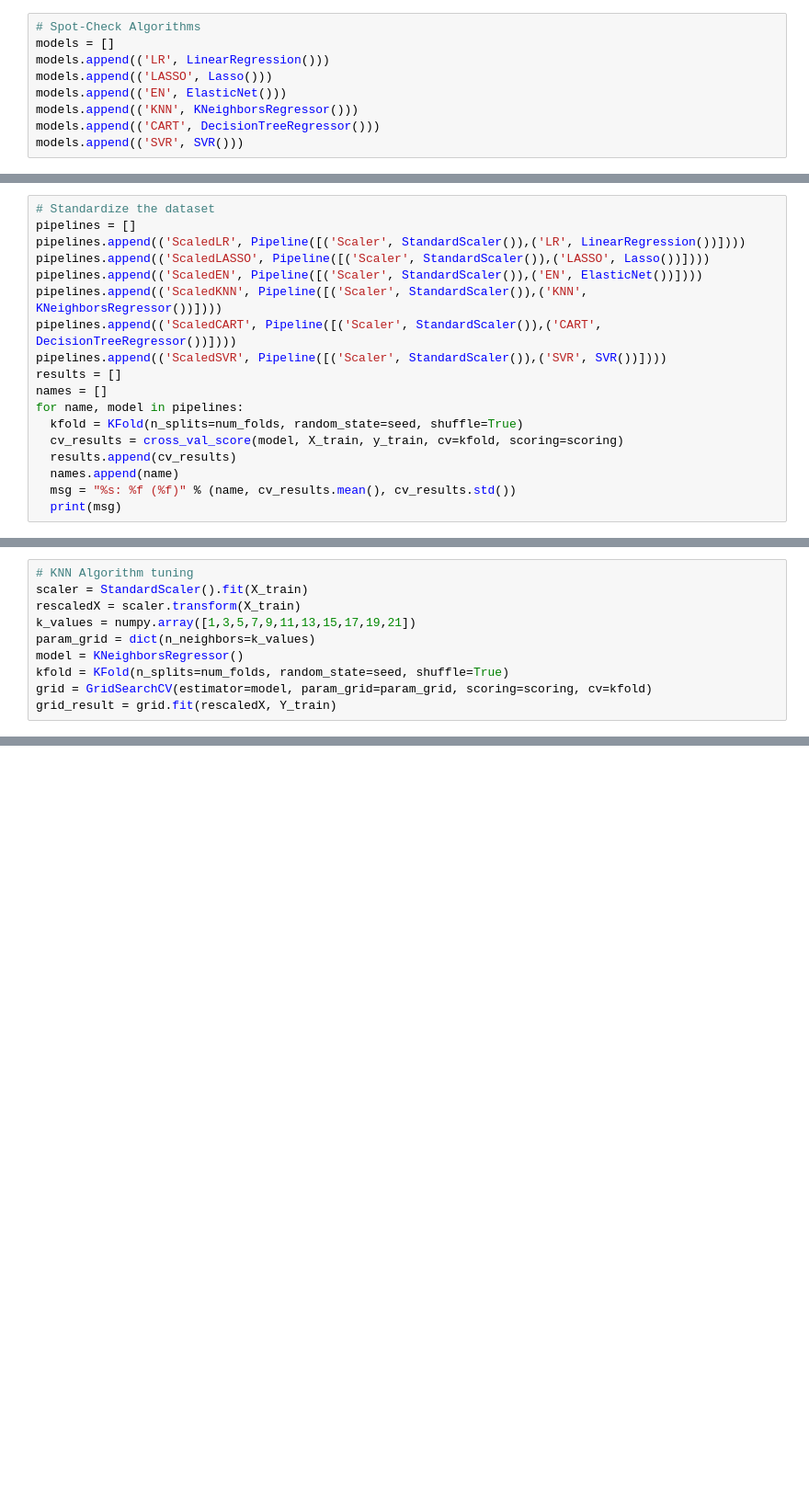
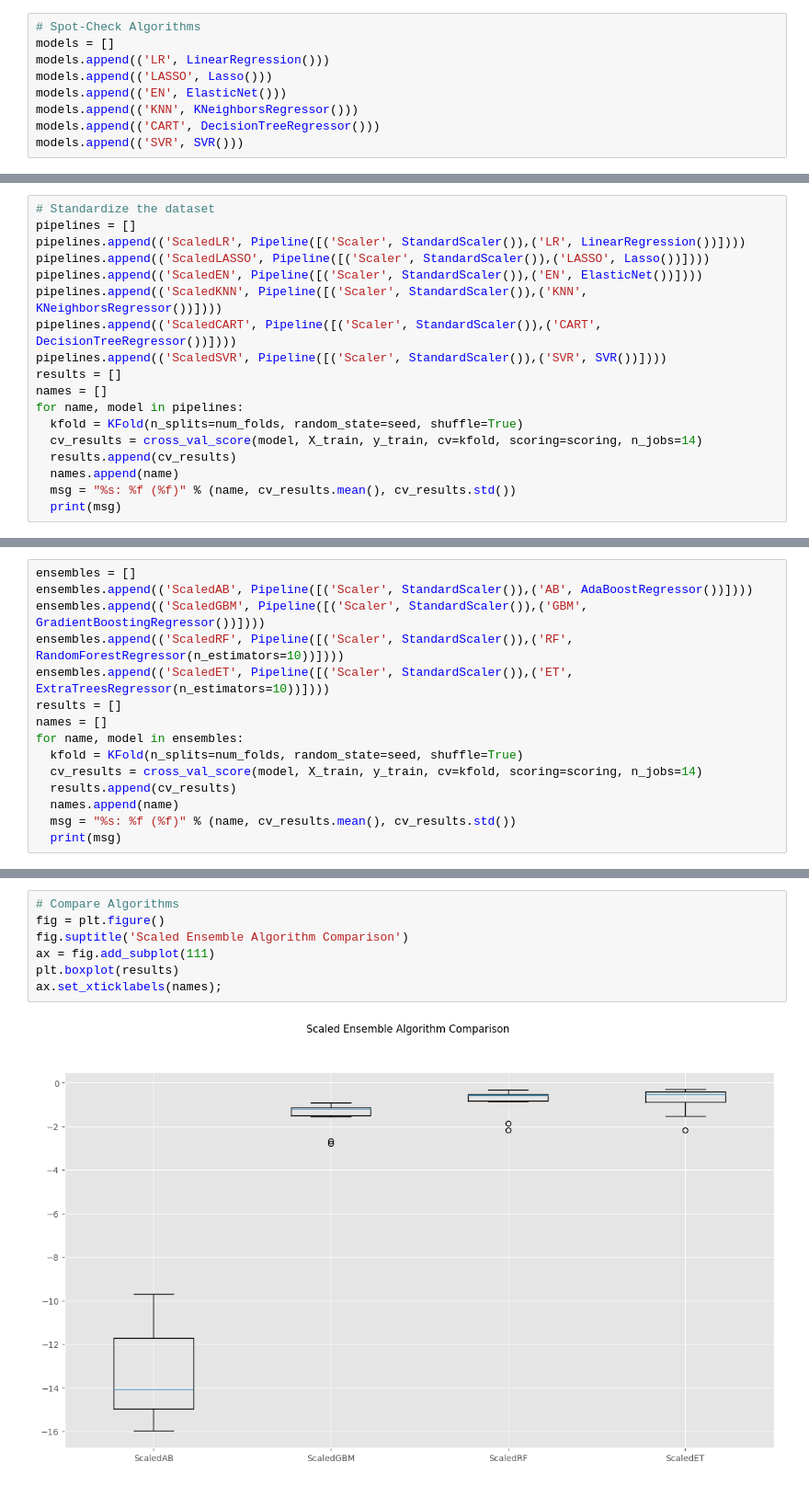
Before and after one commit to R-Sandhu/predict-ship-fuel-consumption, a Jupyter notebook: notebooks/01-model-training-and-evaluation-2021-02-17.ipynb, the cells around one changed output, grey strips where cells are left out. Shown: that part at 92% size. Drawn from its saved outputs; the diff is of its cells as text; blank space fills up the shorter version.

```diff
--- a/notebooks/01-model-training-and-evaluation-2021-02-17.ipynb
+++ b/notebooks/01-model-training-and-evaluation-2021-02-17.ipynb
@@ -157,7 +104,7 @@ results = []
 names = []
 for name, model in pipelines:
   kfold = KFold(n_splits=num_folds, random_state=seed, shuffle=True)
-  cv_results = cross_val_score(model, X_train, y_train, cv=kfold, scoring=scoring)
+  cv_results = cross_val_score(model, X_train, y_train, cv=kfold, scoring=scoring, n_jobs=14)
   results.append(cv_results)
   names.append(name)
   msg = "%s: %f (%f)" % (name, cv_results.mean(), cv_results.std())
@@ -181,10 +127,0 @@ ax.set_xticklabels(names);
-# %%
-# KNN Algorithm tuning
-scaler = StandardScaler().fit(X_train)
-rescaledX = scaler.transform(X_train)
-k_values = numpy.array([1,3,5,7,9,11,13,15,17,19,21])
-param_grid = dict(n_neighbors=k_values)
-model = KNeighborsRegressor()
-kfold = KFold(n_splits=num_folds, random_state=seed, shuffle=True)
-grid = GridSearchCV(estimator=model, param_grid=param_grid, scoring=scoring, cv=kfold)
-grid_result = grid.fit(rescaledX, Y_train)
@@ -196,0 +130,15 @@ for mean, stdev, param in zip(means, stds, params):
+# %%
+ensembles = []
+ensembles.append(('ScaledAB', Pipeline([('Scaler', StandardScaler()),('AB', AdaBoostRegressor())])))
+ensembles.append(('ScaledGBM', Pipeline([('Scaler', StandardScaler()),('GBM', GradientBoostingRegressor())])))
+ensembles.append(('ScaledRF', Pipeline([('Scaler', StandardScaler()),('RF', RandomForestRegressor(n_estimators=10))])))
+ensembles.append(('ScaledET', Pipeline([('Scaler', StandardScaler()),('ET', ExtraTreesRegressor(n_estimators=10))])))
+results = []
+names = []
+for name, model in ensembles:
+  kfold = KFold(n_splits=num_folds, random_state=seed, shuffle=True)
+  cv_results = cross_val_score(model, X_train, y_train, cv=kfold, scoring=scoring, n_jobs=14)
+  results.append(cv_results)
+  names.append(name)
+  msg = "%s: %f (%f)" % (name, cv_results.mean(), cv_results.std())
+  print(msg)
@@ -196,0 +150,9 @@ for mean, stdev, param in zip(means, stds, params):
+# %%
+# Compare Algorithms
+fig = plt.figure()
+fig.suptitle('Scaled Ensemble Algorithm Comparison')
+ax = fig.add_subplot(111)
+plt.boxplot(results)
+ax.set_xticklabels(names);
+# %% [output]
+[figure, added]
```
Also changed, not shown: parts of 36 cells of this notebook, 3 other files.
